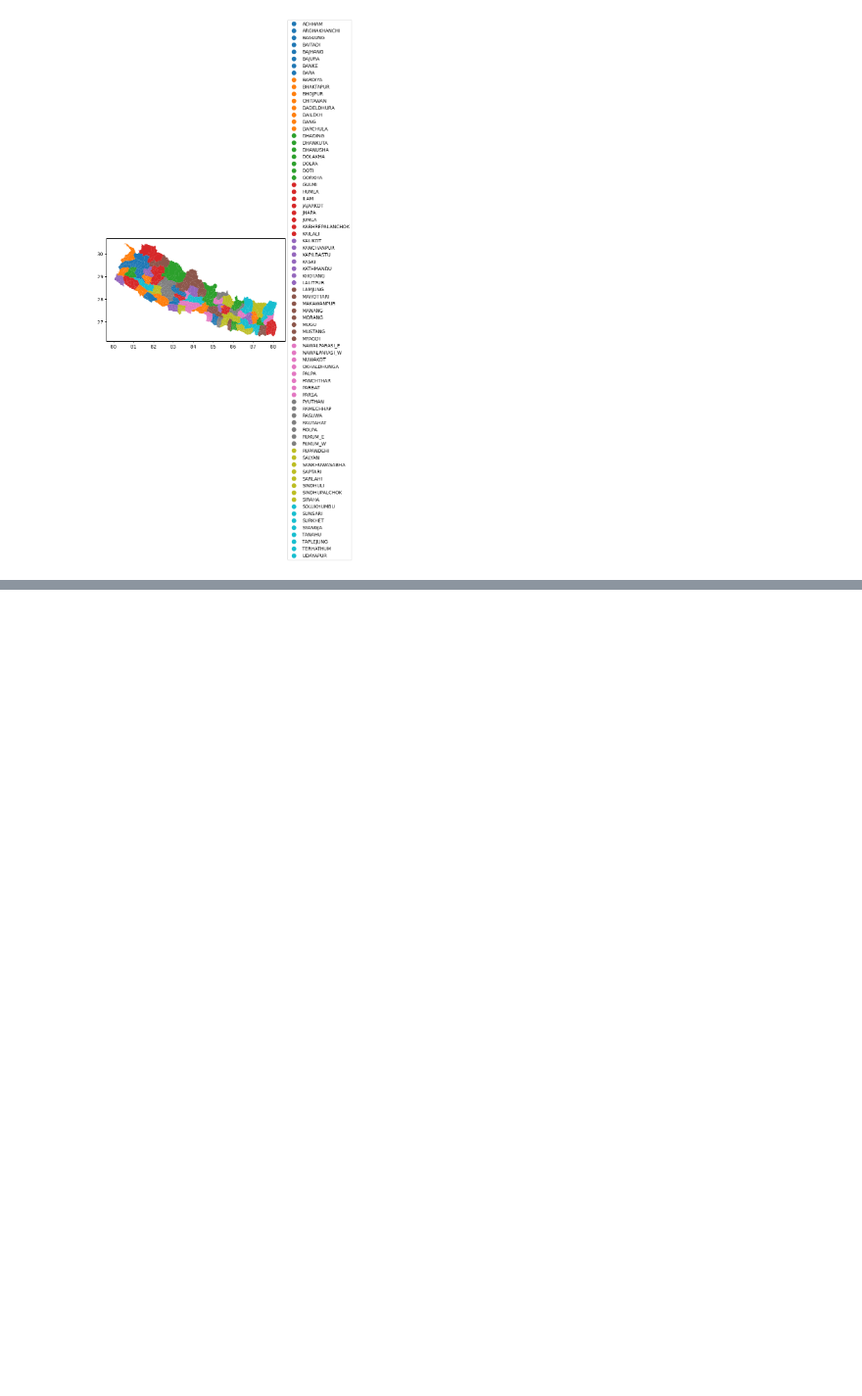
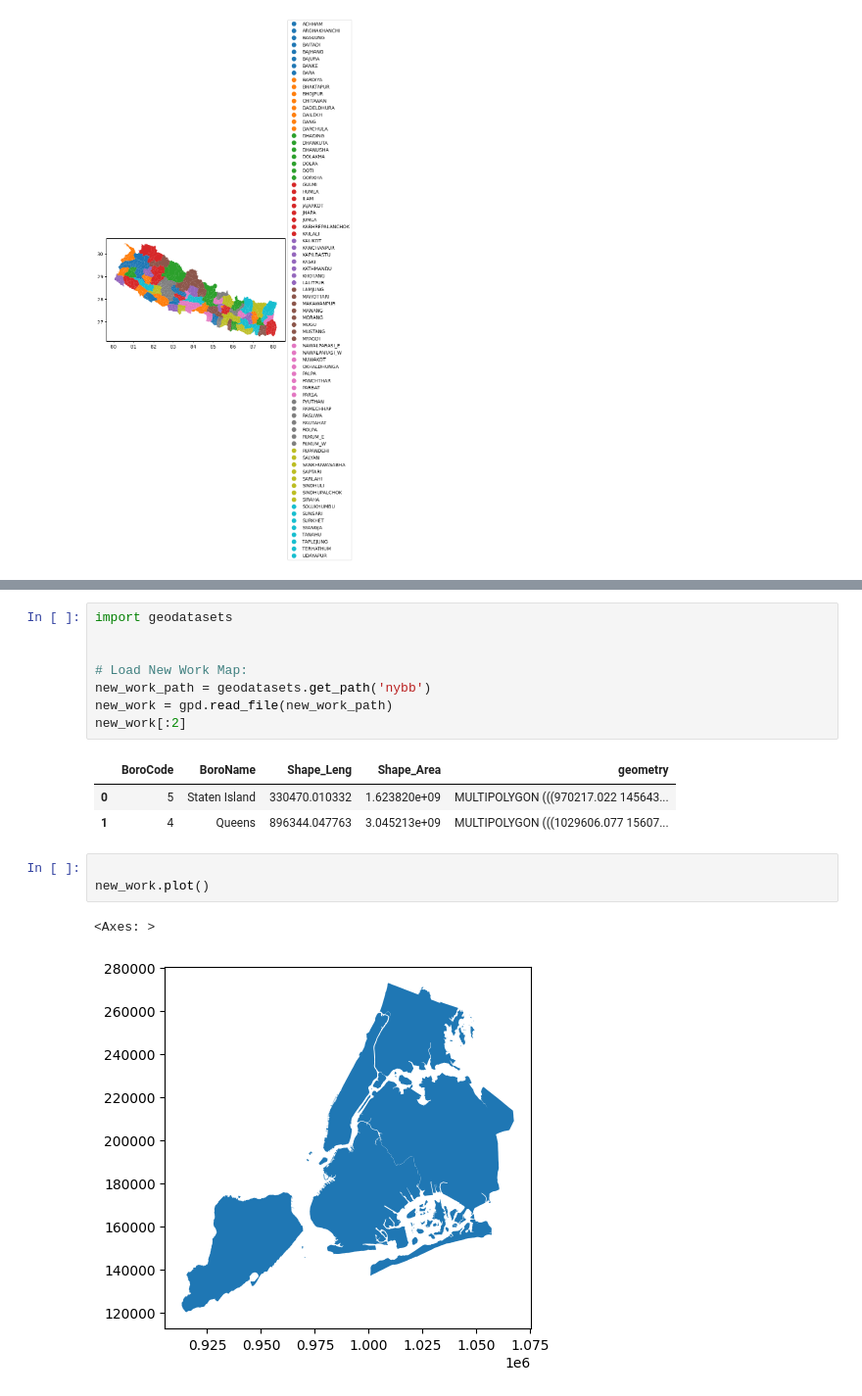
Before and after one commit to yasin-arafat-05/machine_learning, a Jupyter notebook: 01_geopandas/geopandas.ipynb, the cells around one changed output, grey strips where cells are left out. Shown at 98% size. Drawn from its saved outputs; the diff is of its cells as text; blank space fills up the shorter version.

```diff
--- a/01_geopandas/geopandas.ipynb
+++ b/01_geopandas/geopandas.ipynb
@@ -113,0 +153,18 @@ leg.set_bbox_to_anchor((1,0.5))
+# %%
+import geodatasets
+
+
+# Load New Work Map:
+new_work_path = geodatasets.get_path('nybb')
+new_work = gpd.read_file(new_work_path)
+new_work[:2]
+# %% [output]
+|  | BoroCode | BoroName | Shape_Leng | Shape_Area | geometry |
+| 0 | 5 | Staten Island | 330470.010332 | 1.623820e+09 | MULTIPOLYGON (((970217.022 145643... |
+| 1 | 4 | Queens | 896344.047763 | 3.045213e+09 | MULTIPOLYGON (((1029606.077 15607... |
+# %%
+
+new_work.plot()
+# %% [output]
+<Axes: >
+[figure, added]
```
Also changed, not shown: parts of 24 cells of this notebook, 4 other files.
